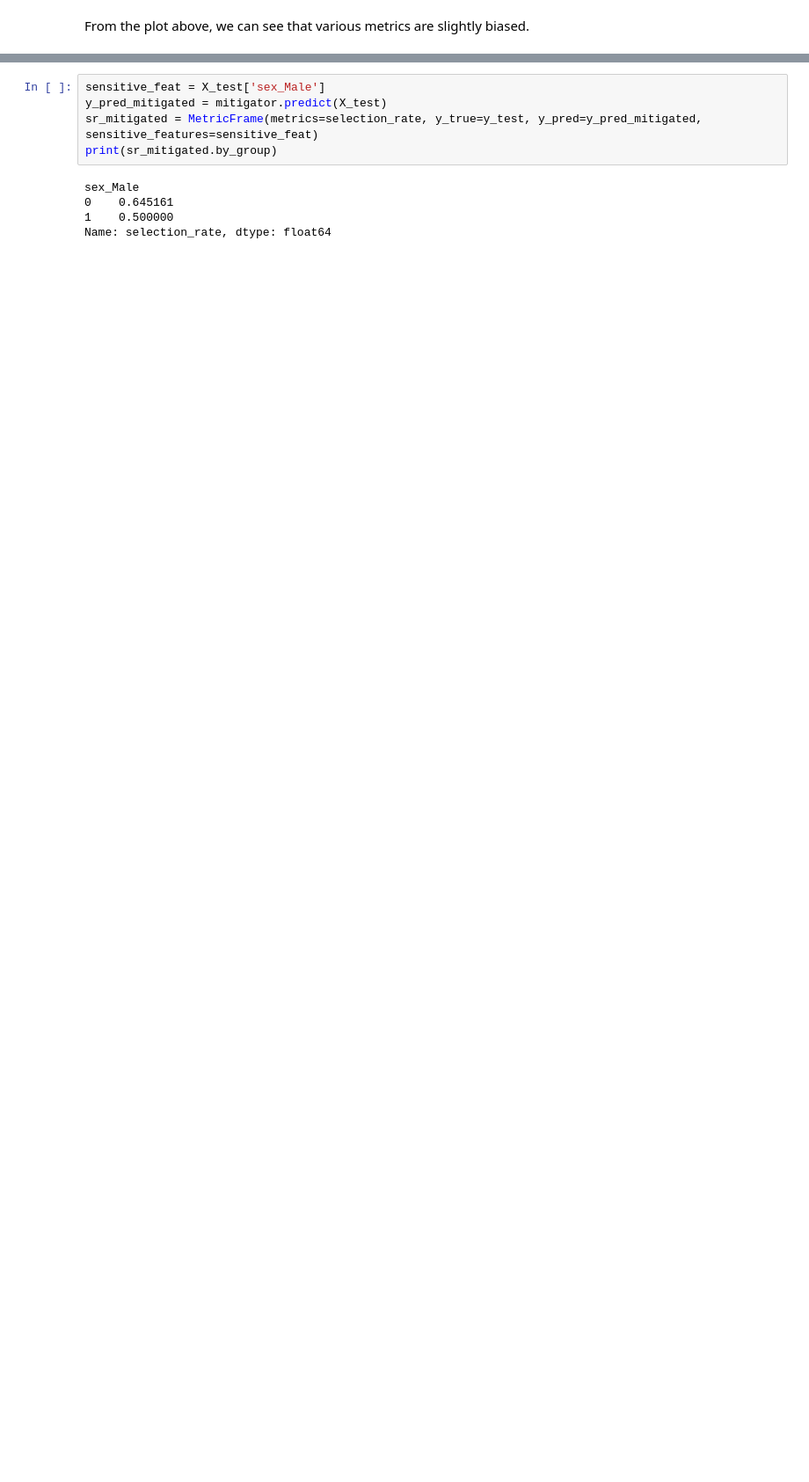
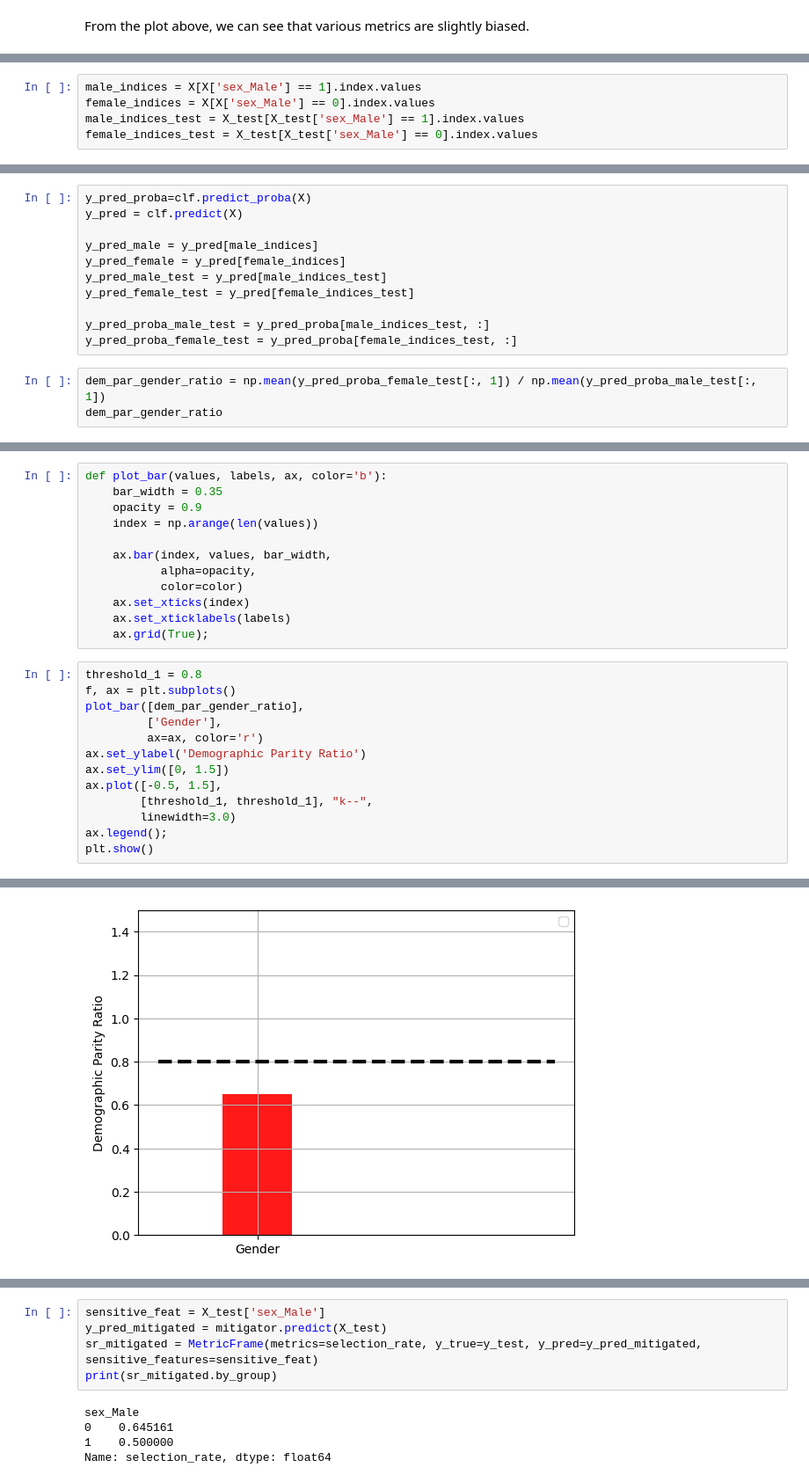
Before and after one commit to joofio/xai-workshop, a Jupyter notebook: 5.bias/5.ipynb, the cells around one changed output, grey strips where cells are left out. Shown at 88% size. Cells and saved outputs as stored; diff of their text form; blank space fills up the shorter version.

```diff
--- a/5.bias/5.ipynb
+++ b/5.bias/5.ipynb
@@ -131,0 +144,5 @@ From the plot above, we can see that various metrics are slightly biased.
+# %%
+male_indices = X[X['sex_Male'] == 1].index.values
+female_indices = X[X['sex_Male'] == 0].index.values
+male_indices_test = X_test[X_test['sex_Male'] == 1].index.values
+female_indices_test = X_test[X_test['sex_Male'] == 0].index.values
@@ -131,0 +155,14 @@ From the plot above, we can see that various metrics are slightly biased.
+# %%
+y_pred_proba=clf.predict_proba(X)
+y_pred = clf.predict(X)
+
+y_pred_male = y_pred[male_indices]
+y_pred_female = y_pred[female_indices]
+y_pred_male_test = y_pred[male_indices_test]
+y_pred_female_test = y_pred[female_indices_test]
+
+y_pred_proba_male_test = y_pred_proba[male_indices_test, :]
+y_pred_proba_female_test = y_pred_proba[female_indices_test, :]
+# %%
+dem_par_gender_ratio = np.mean(y_pred_proba_female_test[:, 1]) / np.mean(y_pred_proba_male_test[:, 1])
+dem_par_gender_ratio
@@ -131,0 +171,26 @@ From the plot above, we can see that various metrics are slightly biased.
+# %%
+def plot_bar(values, labels, ax, color='b'):
+    bar_width = 0.35
+    opacity = 0.9
+    index = np.arange(len(values))
+
+    ax.bar(index, values, bar_width,
+           alpha=opacity,
+           color=color)
+    ax.set_xticks(index)
+    ax.set_xticklabels(labels)
+    ax.grid(True);
+# %%
+threshold_1 = 0.8
+f, ax = plt.subplots()
+plot_bar([dem_par_gender_ratio],
+         ['Gender'],
+         ax=ax, color='r')
+ax.set_ylabel('Demographic Parity Ratio')
+ax.set_ylim([0, 1.5])
+ax.plot([-0.5, 1.5],
+        [threshold_1, threshold_1], "k--",
+        linewidth=3.0)
+ax.legend();
+plt.show()
+# %% [output]
@@ -131,0 +198 @@ From the plot above, we can see that various metrics are slightly biased.
+[figure, added]
```
Also changed, not shown: parts of 20 cells of this notebook, 3 other files.
